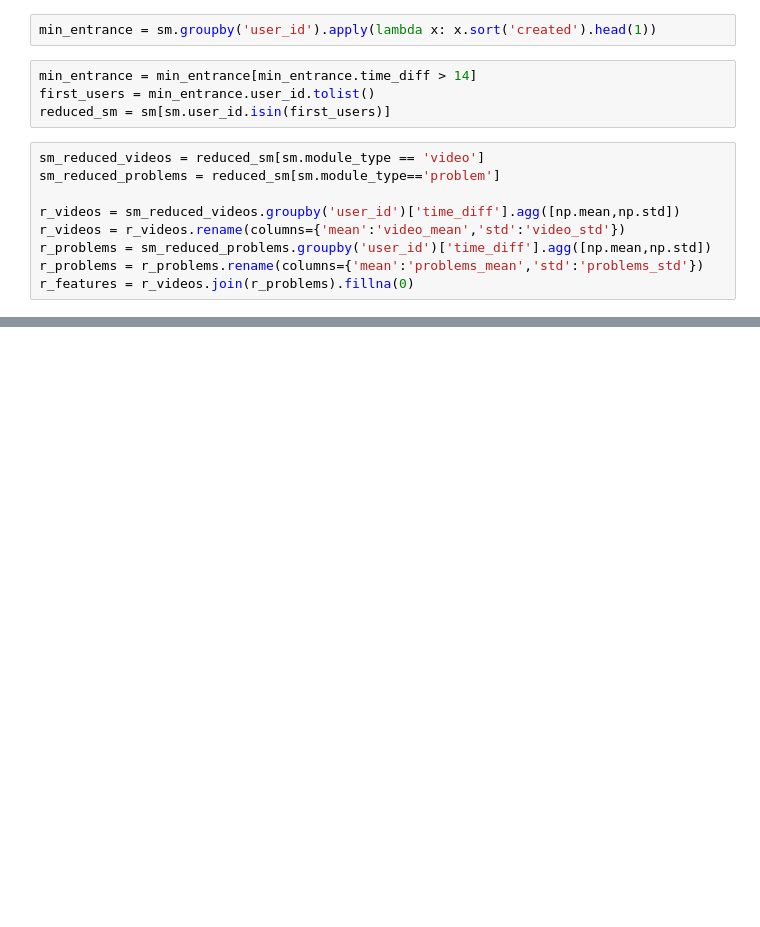
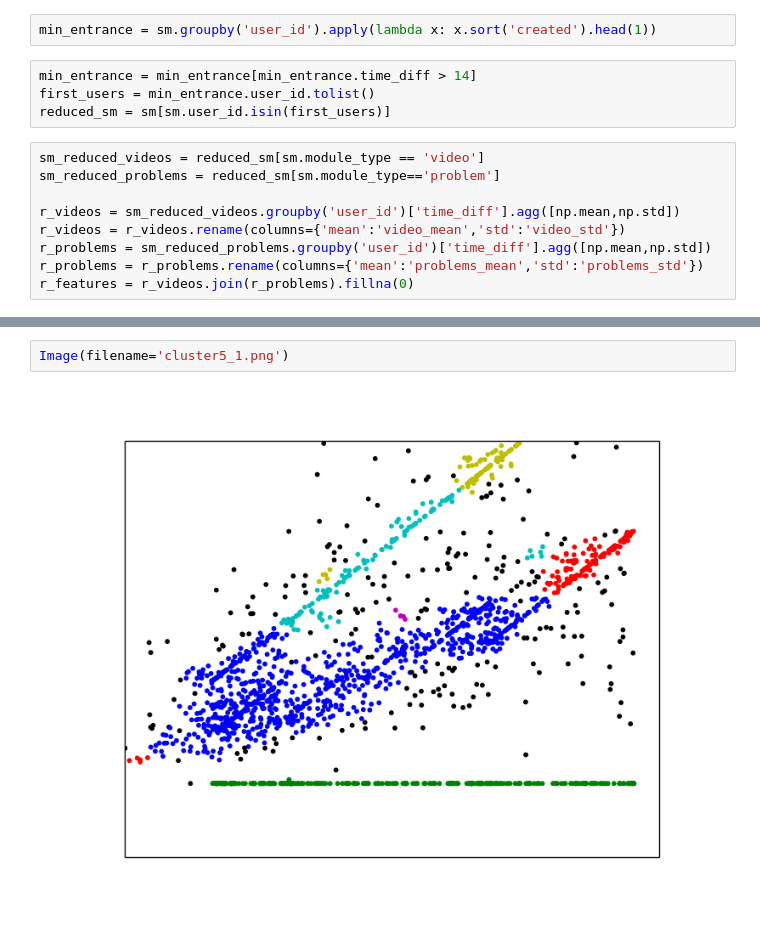
Before and after one commit to brainiacOnly/PrometheusAnalyst, a Jupyter notebook: ClusterFinManagement.ipynb, the cells around one changed output, grey strips where cells are left out. Saved outputs shown, nothing was run; the diff lists cells and outputs as text; blank space fills up the shorter version.

Commit message:
new cluster algorithm for FinManagement - DBScan

```diff
--- a/ClusterFinManagement.ipynb
+++ b/ClusterFinManagement.ipynb
@@ -209,0 +244,4 @@ Image(filename='cluster5.png')
+# %%
+Image(filename='cluster5_1.png')
+# %% [output]
+[figure, added]
```
Also changed, not shown: parts of 6 cells of this notebook.
